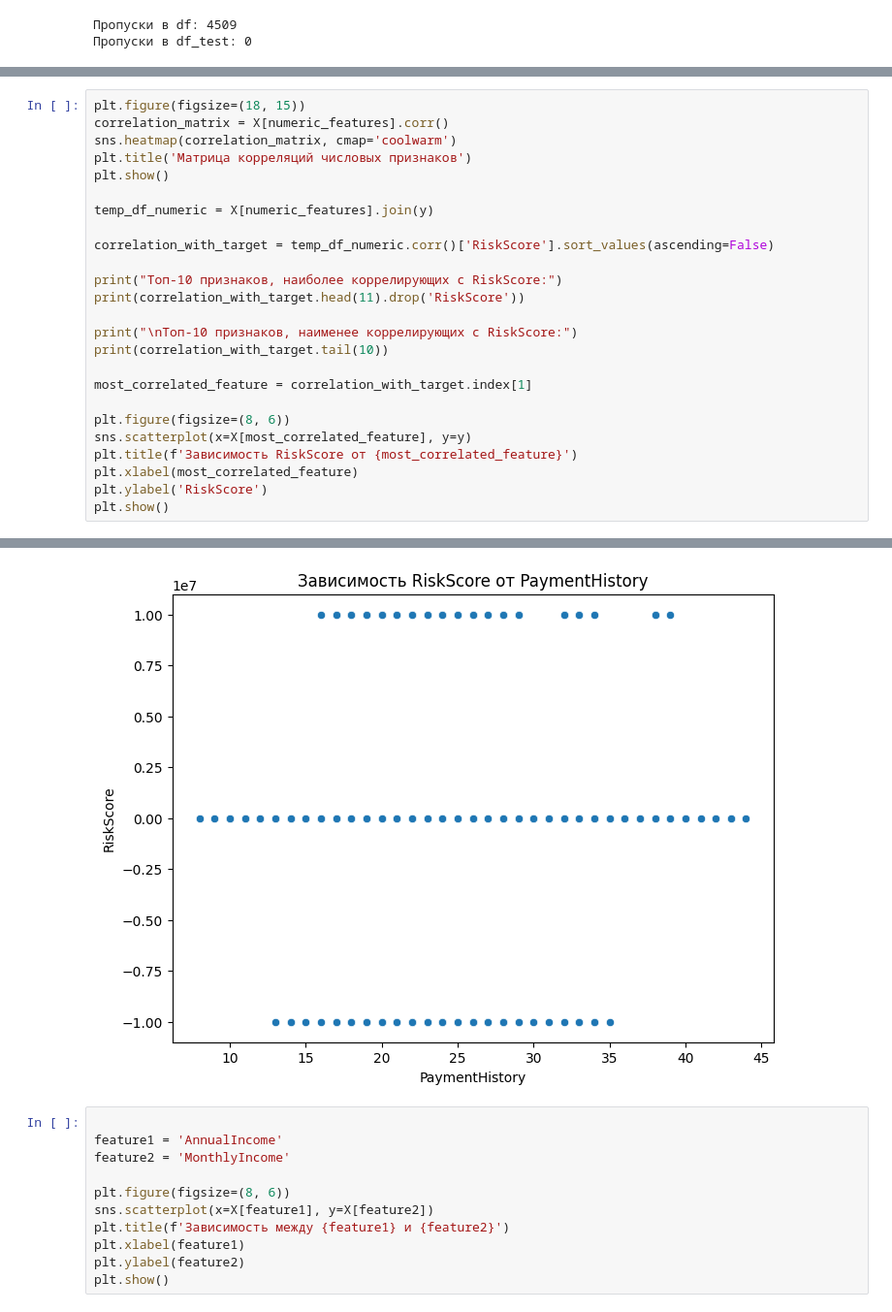
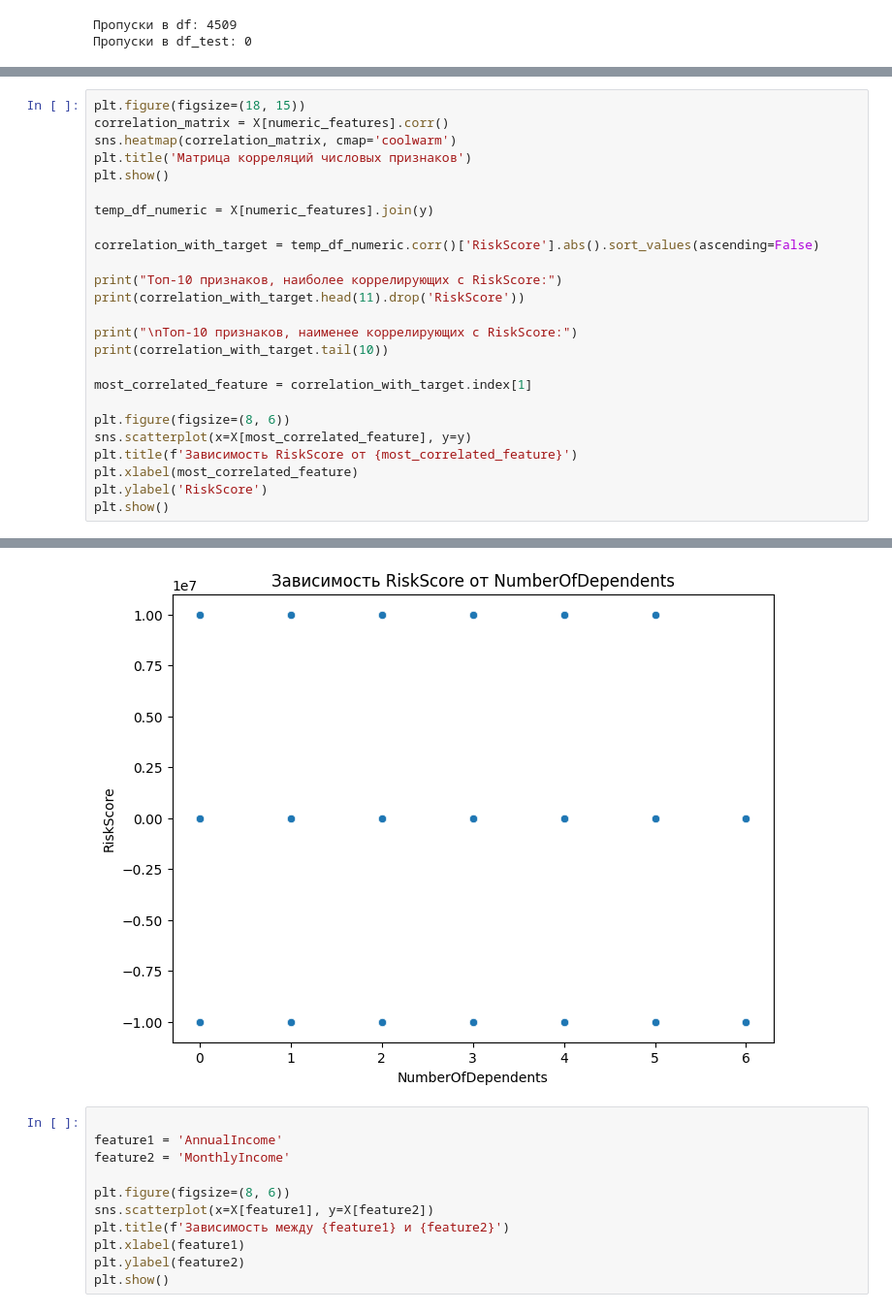
Before and after one commit to lemito/ML, a Jupyter notebook: lab1/lab1.ipynb, the cells around one changed output, grey strips where cells are left out. Shown at 97% size. Saved outputs shown, nothing was run; the diff lists cells and outputs as text.

```diff
--- a/lab1/lab1.ipynb
+++ b/lab1/lab1.ipynb
@@ -250,7 +250,7 @@ plt.show()
 
 temp_df_numeric = X[numeric_features].join(y)
 
-correlation_with_target = temp_df_numeric.corr()['RiskScore'].sort_values(ascending=False)
+correlation_with_target = temp_df_numeric.corr()['RiskScore'].abs().sort_values(ascending=False)
 
 print("Топ-10 признаков, наиболее коррелирующих с RiskScore:")
 print(correlation_with_target.head(11).drop('RiskScore'))
@@ -287,5 +287,5 @@ NumberOfDependents           -0.023314
 Name: RiskScore, dtype: float64
-[figure, old version]
+[figure, new version]
 # %%
 
 feature1 = 'AnnualIncome'
```
Also changed, not shown: parts of 5 cells of this notebook.
